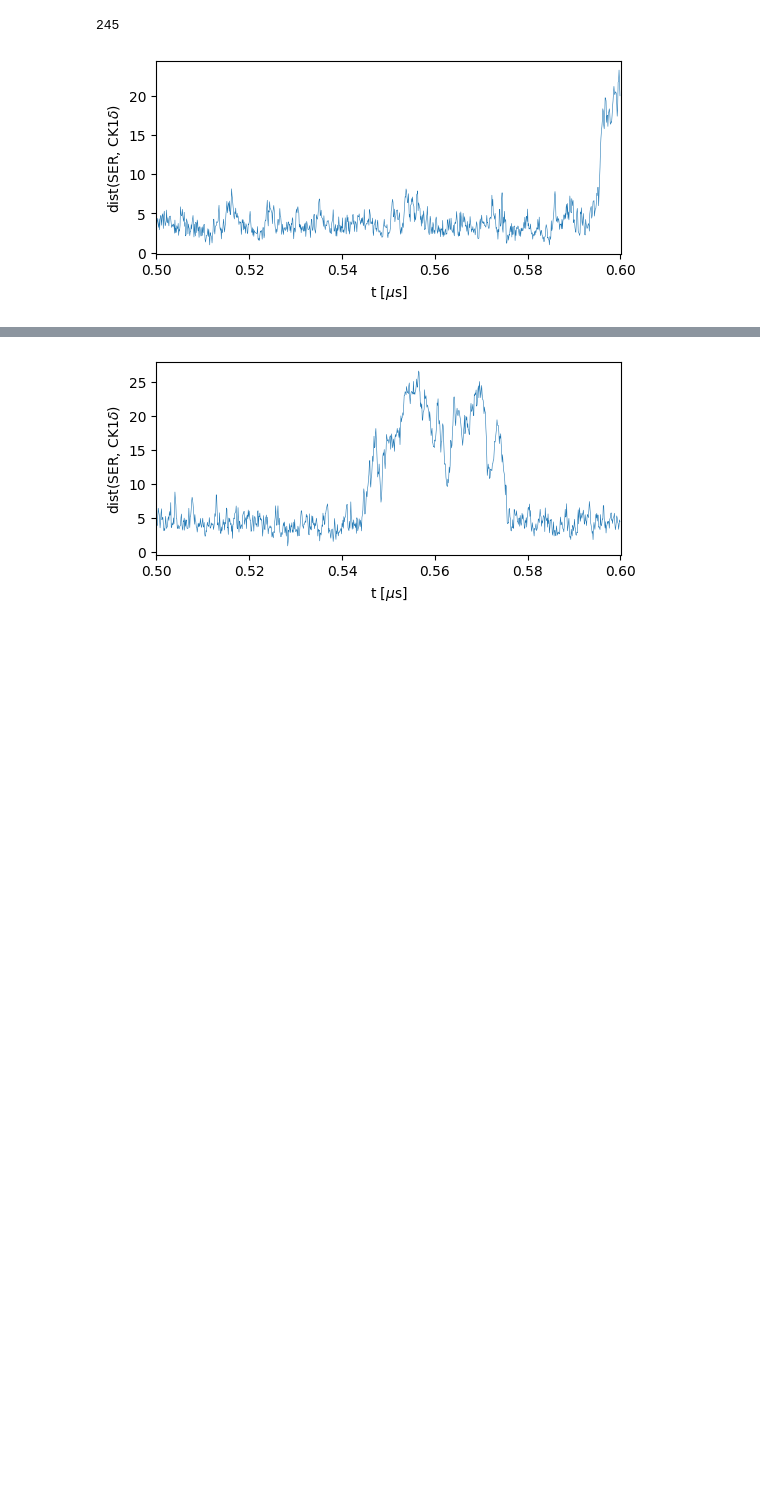
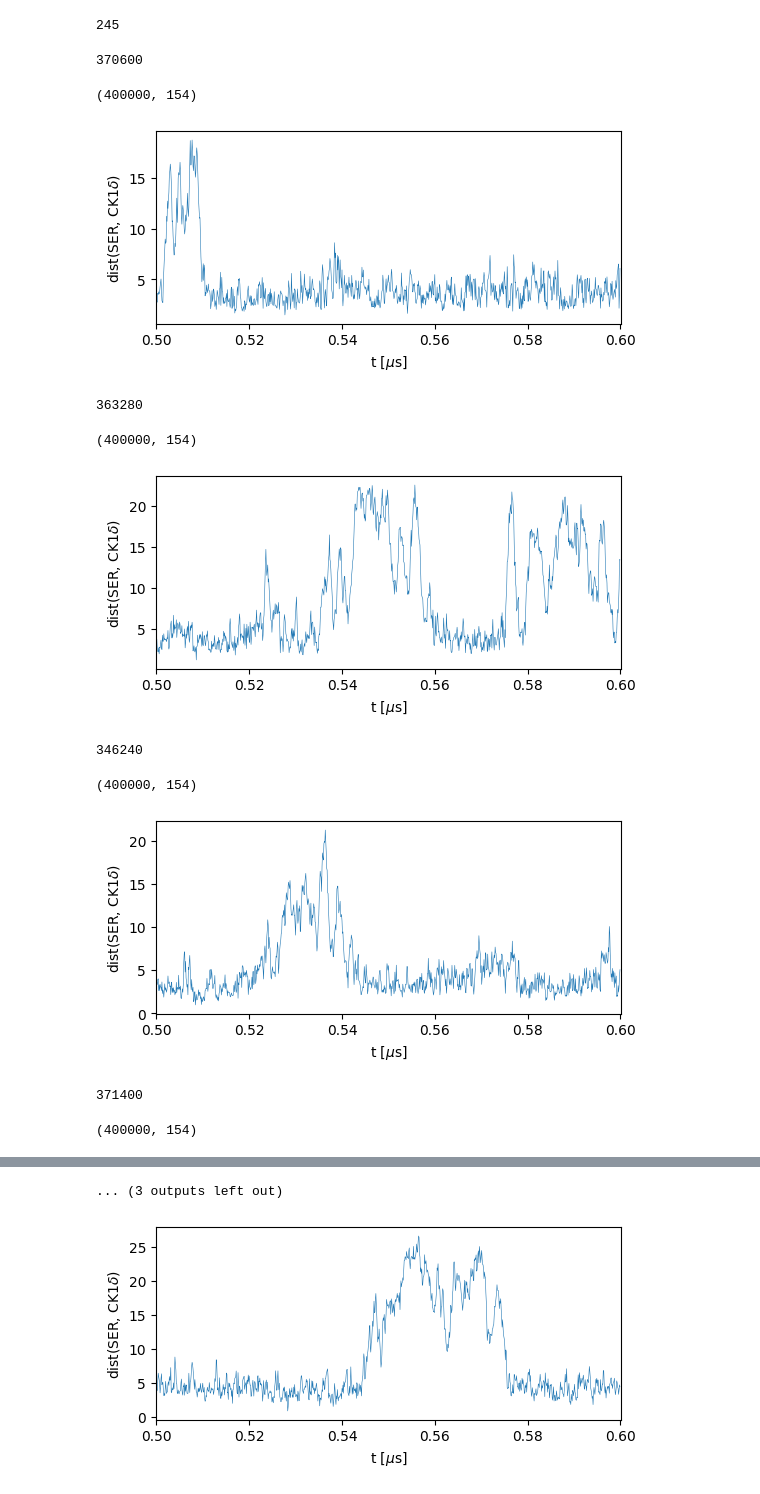
Before and after one commit to ezippo/HPA, a Jupyter notebook: process_traj.ipynb, the cells around one changed output, grey strips where cells are left out. Drawn from its saved outputs; the diff is of its cells as text; code cells hidden in the pictures; blank space fills up the shorter version.

```diff
--- a/process_traj.ipynb
+++ b/process_traj.ipynb
@@ -152,46 +152,65 @@ for i in [2500]:
 rdump = '5k'
 ck1d_bool = False
 pp3_bool = True
-dmu = '-1'
+dmu = '+5'
 time = ''
+sern = 18
+npser = ''
+#npser = '-5pser'
 
 if ck1d_bool and pp3_bool:
     enzymes = '1-ck1d-open_1-pp3'
     enzfile = 'com-ck1d-open_com-pp3'
     temp = '200K_'
     suffix = 'sp_repel_mpSer_rs'
-    pt = path_fix+f'sim_ser19_dmu{dmu}_1-tdp43-5pser_{enzymes}_{suffix}/'
+    pt = path_fix+f'sim_ser{sern}_dmu{dmu}_1-tdp43{npser}_{enzymes}_{suffix}/'
     ck1d_ids = [300,301,302]
     pp3_ids = [445+92,445+94,445+120,445+152,445+283]
 elif ck1d_bool:
     enzymes = '1-ck1d-open'
     enzfile = 'com-ck1d-open'
     temp = 'CAL3_200K_'
     suffix = 'mpSer_rs'
-    pt = path_ness+f'sim_ser19_dmu{dmu}_1-tdp43-5pser_{enzymes}_200K_{rdump}_{suffix}/'
+    pt = path_ness+f'sim_ser{sern}_dmu{dmu}_1-tdp43{npser}_{enzymes}_200K_{rdump}_{suffix}/'
     enz_ids = [300,301,302]
 elif pp3_bool:
     enzymes = '1-pp3'
     enzfile = 'com-pp3'
     temp = 'CAL3_200K_'
     suffix = 'mpSer_rs'
-    pt = path_ness+f'sim_ser19_dmu{dmu}_1-tdp43-5pser_{enzymes}_200K_{rdump}_{suffix}/'
+    pt = path_ness+f'sim_ser{sern}_dmu{dmu}_1-tdp43{npser}_{enzymes}_200K_{rdump}_{suffix}/'
     enz_ids = [153+92,153+94,153+120,153+152,153+283]
 else:
     RaiseError('no enzymes!')
 
-for s in range(5,6):
+cuttimes=[370600, 363280, 346240, 371400, 357400]
+
+for s in range(1,6):
     if ck1d_bool and pp3_bool:
-        d = hpau.create_distance_file(pt+f'sim{s}_ser19_dmu{dmu}_1-tdp43-5pser_{enzfile}_{temp}{rdump}_{suffix}_{time}dump.gsd',
+        d = hpau.create_distance_file(pt+f'sim{s}_ser{sern}_dmu{dmu}_1-tdp43{npser}_{enzfile}_{temp}{rdump}_{suffix}_{time}dump.gsd',
                                          id1=ck1d_ids, id2=[i for i in range(154)], mean1=True, therm=0)
-        tmp = hpau.create_distance_file(pt+f'sim{s}_ser19_dmu{dmu}_1-tdp43-5pser_{enzfile}_{temp}{rdump}_{suffix}_{time}dump.gsd',
+        tmp = hpau.create_distance_file(pt+f'sim{s}_ser{sern}_dmu{dmu}_1-tdp43{npser}_{enzfile}_{temp}{rdump}_{suffix}_{time}dump.gsd',
                                          id1=pp3_ids, id2=[i for i in range(154)], mean1=True, therm=0)
         d = np.append(d, tmp, axis=1)
     else:
-        d = hpau.create_distance_file(pt+f'sim{s}_ser19_dmu{dmu}_1-tdp43-5pser_{enzfile}_{temp}{rdump}_{suffix}_{time}dump.gsd',
-                                         id1=enz_ids, id2=[i for i in range(154)], mean1=True, therm=0)
-
-    np.savetxt(pt+f'sim{s}_ser19_dmu{dmu}_1-tdp43-5pser_{enzfile}_{temp}{rdump}_{suffix}_{time}dist.txt', d)
+        print(cuttimes[s-1])
+        d = hpau.create_distance_file(pt+f'sim{s}_ser{sern}_dmu{dmu}_1-tdp43{npser}_{enzfile}_{temp}{rdump}_{suffix}_{time}dump.gsd',
+                                         id1=enz_ids, id2=[i for i in range(154)], mean1=True, therm=0, max_time=cuttimes[s-1])
+        tmp = hpau.create_distance_file(pt+f'sim{s}_ser{sern}_dmu{dmu}_1-tdp43{npser}_{enzfile}_{temp}{rdump}_{suffix}_{time}dump.gsd',
+                                         id1=enz_ids, id2=[i for i in range(154)], mean1=True, therm=cuttimes[s-1]+40)
+        d = np.append(d, tmp, axis=0)
+        print(d.shape)
+    np.savetxt(pt+f'sim{s}_ser{sern}_dmu{dmu}_1-tdp43{npser}_{enzfile}_{temp}{rdump}_{suffix}_{time}dist.txt', d)
     hpapl.plot_dist(d,part_id=5,start=5000,end=6000)
 # %% [output]
+370600
+(400000, 154)
-[figure, old version]
+[figure, new version]
+363280
+(400000, 154)
+[figure, added]
+346240
+(400000, 154)
+[figure, added]
+371400
+(400000, 154)
@@ -198,3 +218,4 @@ for s in range(5,6):
+... (3 outputs left out)
 # %%
 !ls /localscratch/zippoema/project_ness/simulations/cycle_ness/ness_ck1d_pp3_masspSer/sim_ser19_dmu-5_0_1-tdp43-5pser_1-ck1d-open_1-pp3_sp_repel_mpSer_rs/sim1_ser19_dmu-5_0_1-tdp43-5pser_com-ck1d-open_com-pp3_200K_5k_sp_repel_mpSer_rs_10us_contacts.txt
 # %%
```
Also changed, not shown: parts of 1 cell of this notebook, 2 other files.
